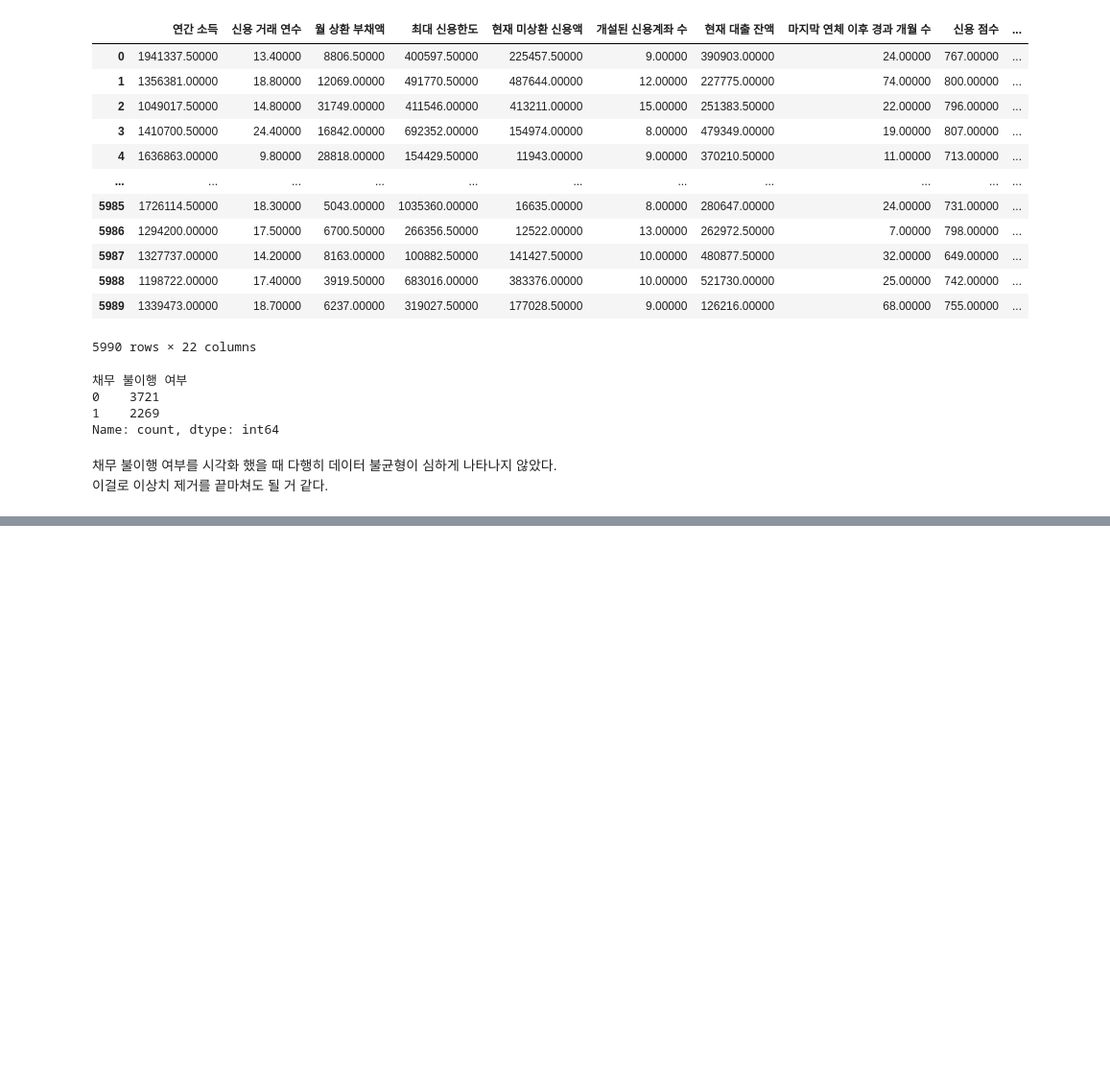
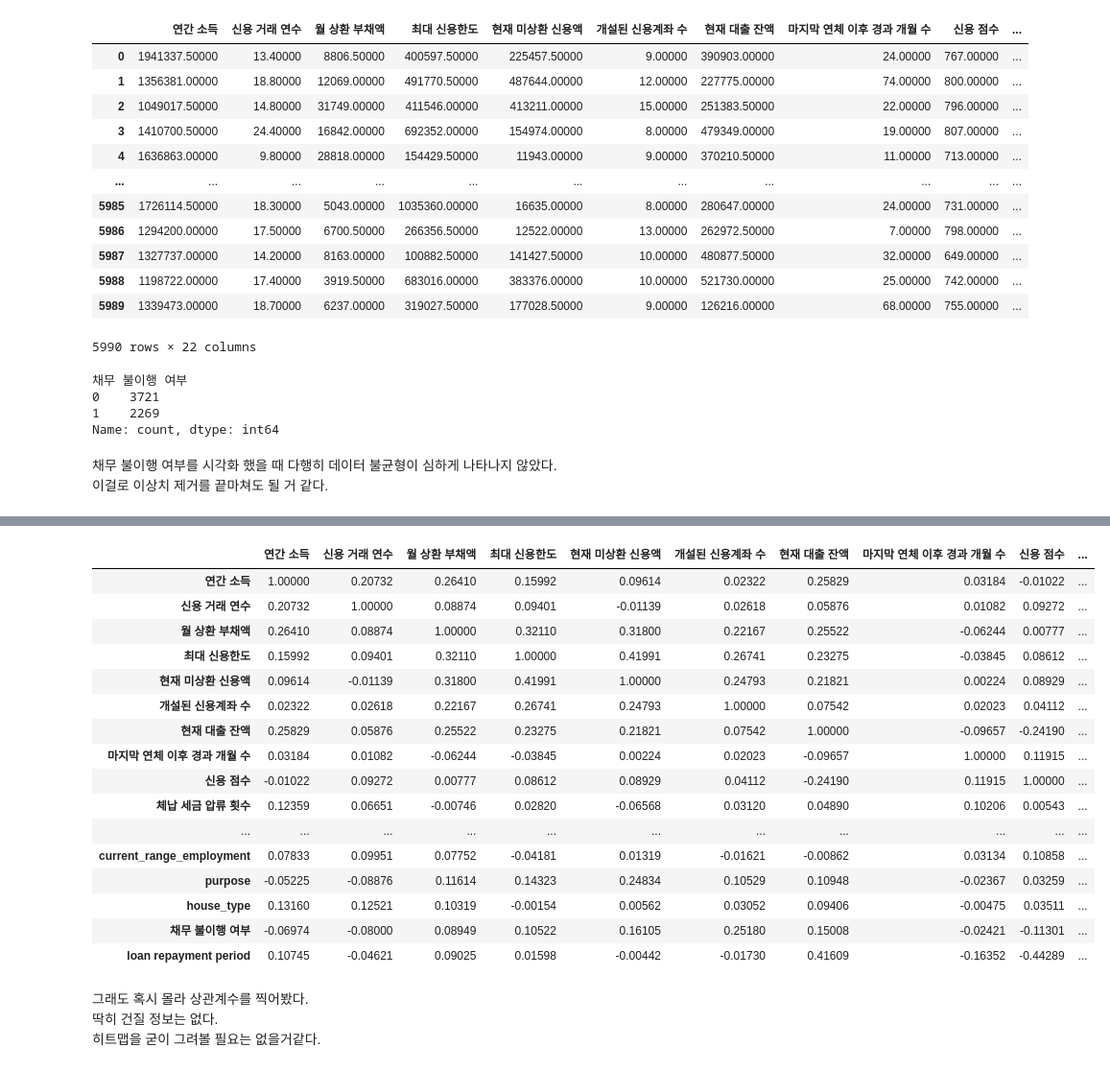
Before and after one commit to jayiuk/default-pred, a Jupyter notebook: eda_data.ipynb, the cells around one changed output, grey strips where cells are left out. Shown at 96% size. Saved outputs shown, nothing was run; the diff lists cells and outputs as text; code cells hidden in the pictures; blank space fills up the shorter version.

```diff
--- a/eda_data.ipynb
+++ b/eda_data.ipynb
@@ -1855,3 +1855,5 @@ Name: count, dtype: int64
 # %% [markdown]
 채무 불이행 여부를 시각화 했을 때 다행히 데이터 불균형이 심하게 나타나지 않았다.\
 이걸로 이상치 제거를 끝마쳐도 될 거 같다.
+# %%
+train_del_outlier_fin = train_del_outlier9.copy()
@@ -1857,0 +1900,2 @@ Name: count, dtype: int64
+# %%
+train_del_outlier_fin['loan repayment period'] = np.where(train_del_outlier_fin['대출 상환 기간'] == '단기 상환', 0, 1)
@@ -1857,0 +1942,3 @@ Name: count, dtype: int64
+# %%
+train_del_outlier = train_del_outlier_fin.drop_duplicates(keep = 'first')
+train_del_outlier
@@ -1857,0 +1992,3 @@ Name: count, dtype: int64
+# %%
+train_del_outlier_done = train_del_outlier.drop(labels = ['주거 형태', '현재 직장 근속 연수', '대출 목적', '대출 상환 기간', 'UID'], axis = 1)
+train_del_outlier_done
@@ -1857,0 +2062,25 @@ Name: count, dtype: int64
+# %%
+corr = train_del_outlier_done.corr()
+corr
+# %% [output]
+|  | 연간 소득 | 신용 거래 연수 | 월 상환 부채액 | 최대 신용한도 | 현재 미상환 신용액 | 개설된 신용계좌 수 | 현재 대출 잔액 | 마지막 연체 이후 경과 개월 수 | 신용 점수 | ... |
+| 연간 소득 | 1.00000 | 0.20732 | 0.26410 | 0.15992 | 0.09614 | 0.02322 | 0.25829 | 0.03184 | -0.01022 | ... |
+| 신용 거래 연수 | 0.20732 | 1.00000 | 0.08874 | 0.09401 | -0.01139 | 0.02618 | 0.05876 | 0.01082 | 0.09272 | ... |
+| 월 상환 부채액 | 0.26410 | 0.08874 | 1.00000 | 0.32110 | 0.31800 | 0.22167 | 0.25522 | -0.06244 | 0.00777 | ... |
+| 최대 신용한도 | 0.15992 | 0.09401 | 0.32110 | 1.00000 | 0.41991 | 0.26741 | 0.23275 | -0.03845 | 0.08612 | ... |
+| 현재 미상환 신용액 | 0.09614 | -0.01139 | 0.31800 | 0.41991 | 1.00000 | 0.24793 | 0.21821 | 0.00224 | 0.08929 | ... |
+| 개설된 신용계좌 수 | 0.02322 | 0.02618 | 0.22167 | 0.26741 | 0.24793 | 1.00000 | 0.07542 | 0.02023 | 0.04112 | ... |
+| 현재 대출 잔액 | 0.25829 | 0.05876 | 0.25522 | 0.23275 | 0.21821 | 0.07542 | 1.00000 | -0.09657 | -0.24190 | ... |
+| 마지막 연체 이후 경과 개월 수 | 0.03184 | 0.01082 | -0.06244 | -0.03845 | 0.00224 | 0.02023 | -0.09657 | 1.00000 | 0.11915 | ... |
+| 신용 점수 | -0.01022 | 0.09272 | 0.00777 | 0.08612 | 0.08929 | 0.04112 | -0.24190 | 0.11915 | 1.00000 | ... |
+| 체납 세금 압류 횟수 | 0.12359 | 0.06651 | -0.00746 | 0.02820 | -0.06568 | 0.03120 | 0.04890 | 0.10206 | 0.00543 | ... |
+| ... | ... | ... | ... | ... | ... | ... | ... | ... | ... | ... |
+| current_range_employment | 0.07833 | 0.09951 | 0.07752 | -0.04181 | 0.01319 | -0.01621 | -0.00862 | 0.03134 | 0.10858 | ... |
+| purpose | -0.05225 | -0.08876 | 0.11614 | 0.14323 | 0.24834 | 0.10529 | 0.10948 | -0.02367 | 0.03259 | ... |
+| house_type | 0.13160 | 0.12521 | 0.10319 | -0.00154 | 0.00562 | 0.03052 | 0.09406 | -0.00475 | 0.03511 | ... |
+| 채무 불이행 여부 | -0.06974 | -0.08000 | 0.08949 | 0.10522 | 0.16105 | 0.25180 | 0.15008 | -0.02421 | -0.11301 | ... |
+| loan repayment period | 0.10745 | -0.04621 | 0.09025 | 0.01598 | -0.00442 | -0.01730 | 0.41609 | -0.16352 | -0.44289 | ... |
+# %% [markdown]
+그래도 혹시 몰라 상관계수를 찍어봤다.\
+딱히 건질 정보는 없다.\
+히트맵을 굳이 그려볼 필요는 없을거같다.
```
Also changed, not shown: parts of 15 cells of this notebook, 2 other files.
